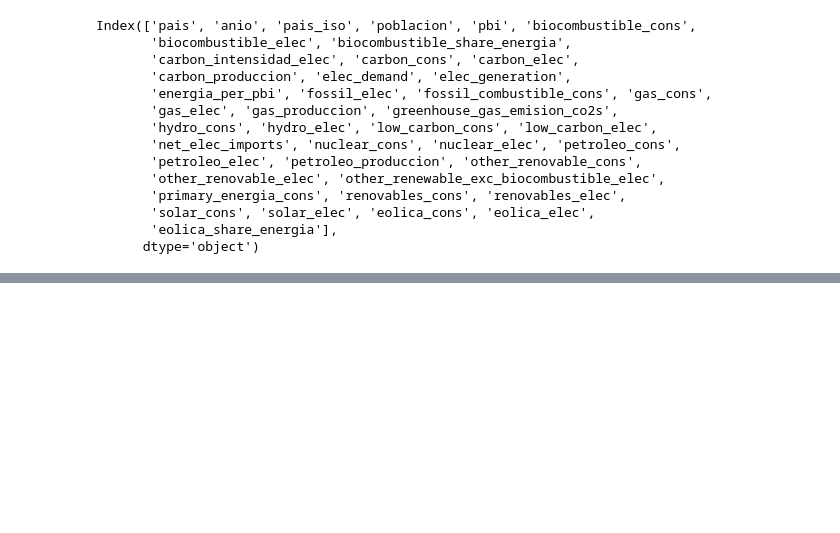
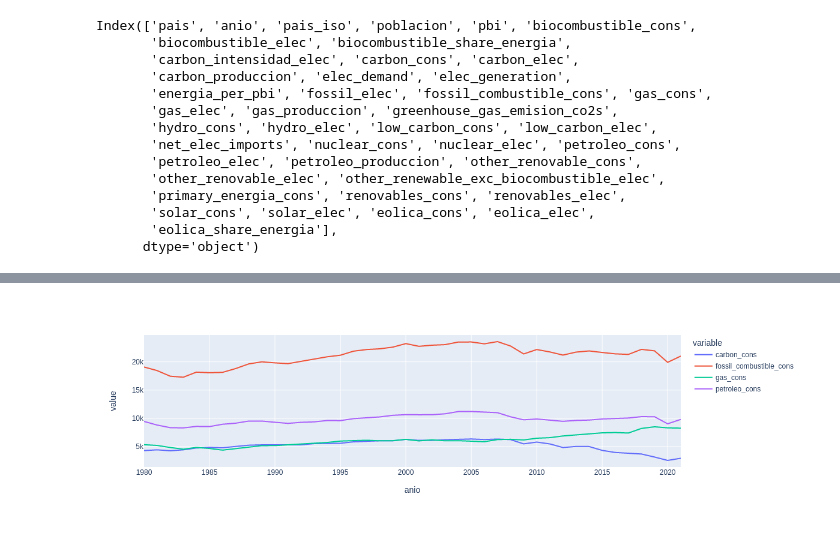
Before and after one commit to lookmydata/CO2-Emissions, a Jupyter notebook: exploration/kpi_exploratorio_nico.ipynb, the cells around one changed output, grey strips where cells are left out. Drawn from its saved outputs; the diff is of its cells as text; code cells hidden in the pictures; blank space fills up the shorter version.

```diff
--- a/exploration/kpi_exploratorio_nico.ipynb
+++ b/exploration/kpi_exploratorio_nico.ipynb
@@ -111,0 +233,4 @@ plot_by_energy('gas', 'USA')
+# %%
+plot_by_energy('cons', 'USA')
+# %% [output]
+[figure, added]
```
Also changed, not shown: parts of 17 cells of this notebook.
